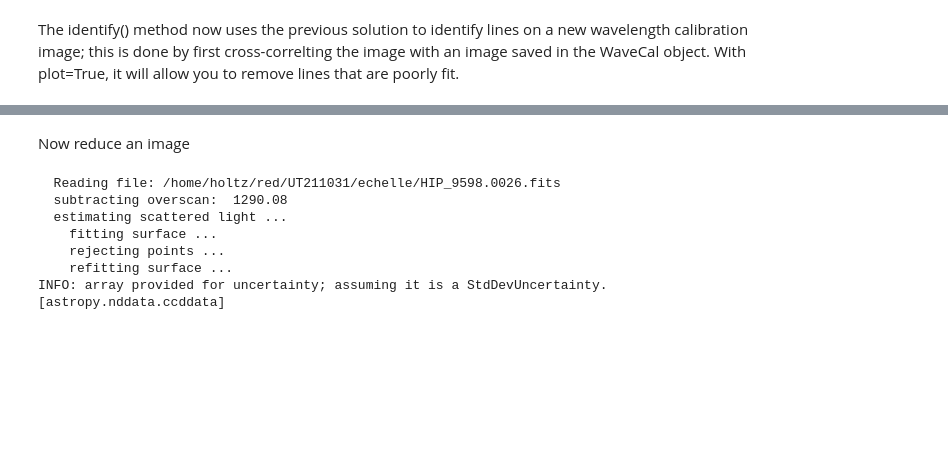
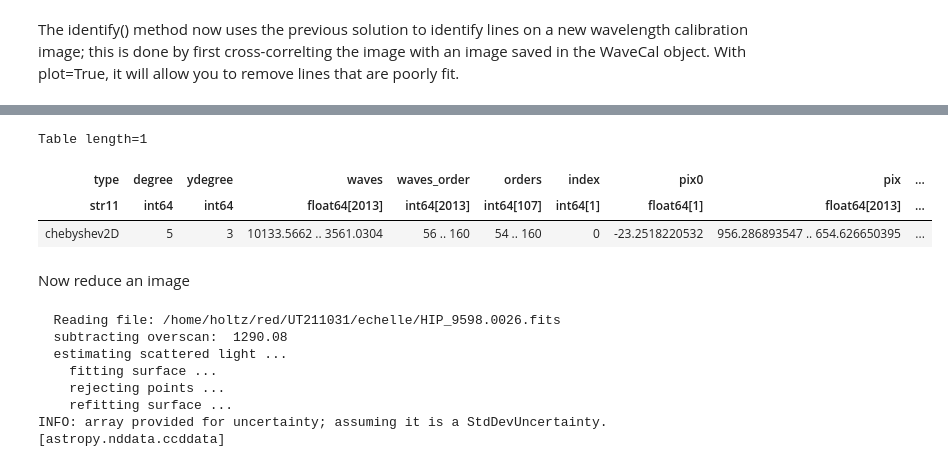
Before and after one commit to holtzmanjon/pyvista, a Jupyter notebook: doc/notebooks/ARCES.ipynb, the cells around one changed output, grey strips where cells are left out. Saved outputs shown, nothing was run; the diff lists cells and outputs as text; code cells hidden in the pictures; blank space fills up the shorter version.

```diff
--- a/doc/notebooks/ARCES.ipynb
+++ b/doc/notebooks/ARCES.ipynb
@@ -311,3 +303,10 @@ rejecting 26 points from 2025 total:
+# %%
+wav.write('mywave.fits')
+# %% [output]
+Table length=1
+| type | degree | ydegree | waves | waves_order | orders | index | pix0 | pix | ... |
+| str11 | int64 | int64 | float64[2013] | int64[2013] | int64[107] | int64[1] | float64[1] | float64[2013] | ... |
+| chebyshev2D | 5 | 3 | 10133.5662 .. 3561.0304 | 56 .. 160 | 54 .. 160 | 0 | -23.2518220532 | 956.286893547 .. 654.626650395 | ... |
 # %% [markdown]
 Now reduce an image
 # %%
```
Also changed, not shown: parts of 17 cells of this notebook, 6 other files.
